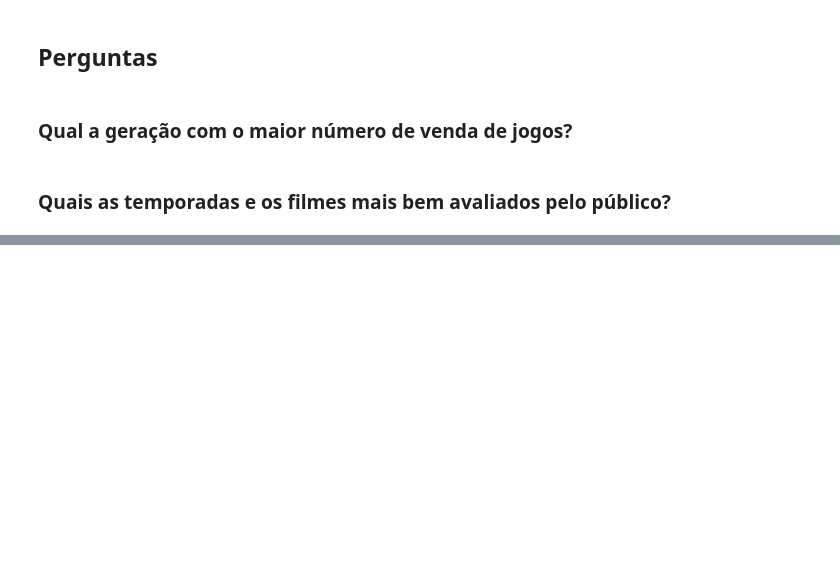
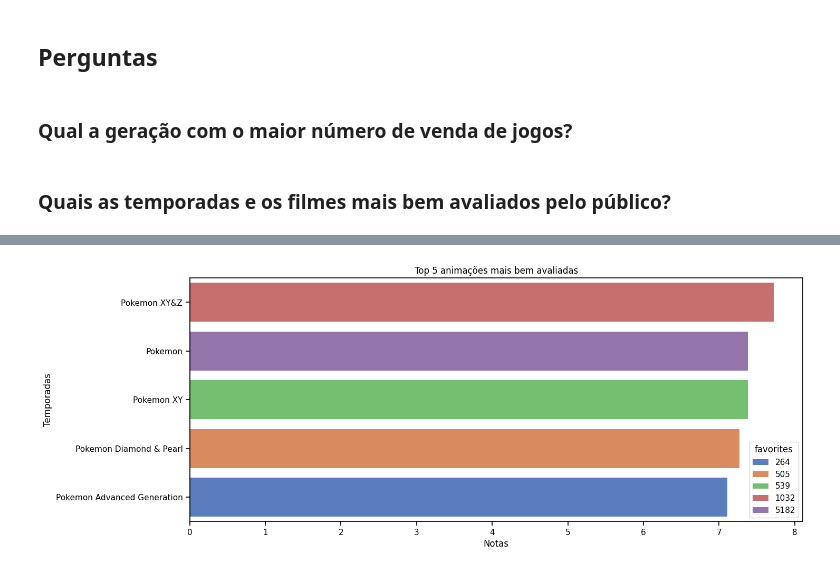
Before and after one commit to samu-3l/Projeto-ICD, a Jupyter notebook: Relatório - Projeto Pokémon.ipynb, the cells around one changed output, grey strips where cells are left out. Saved outputs shown, nothing was run; the diff lists cells and outputs as text; code cells hidden in the pictures; blank space fills up the shorter version.

```diff
--- a/Relatório - Projeto Pokémon.ipynb
+++ b/Relatório - Projeto Pokémon.ipynb
@@ -185,0 +160,3 @@ Pronto, agora estamos prontos para a análise.
+# %%
+quantMinima = 50000 # quantidade mínimas de pessoas
+top5 = animes_tv[animes_tv['scored_by'] >= quantMinima] # tabela filtrada
@@ -185,0 +165,10 @@ Pronto, agora estamos prontos para a análise.
+# %%
+top5 = top5.sort_values(by='score', ascending=False) # Ordenando a tabela pela nota em ordem decrescente
+plt.figure(figsize=(15, 6)) # tamanho do gráfico
+sns.barplot(data=top5[:5], x='score', y='title', hue='favorites', palette='muted') # função para criar o gráfico de barra
+plt.title("Top 5 animações mais bem avaliadas") # título
+plt.xlabel("Notas") # nome para o eixo x
+plt.ylabel("Temporadas") # nome para o eixo y
+plt.show() # mostra gráfico
+# %% [output]
+[figure, added]
```
Also changed, not shown: parts of 20 cells of this notebook.
